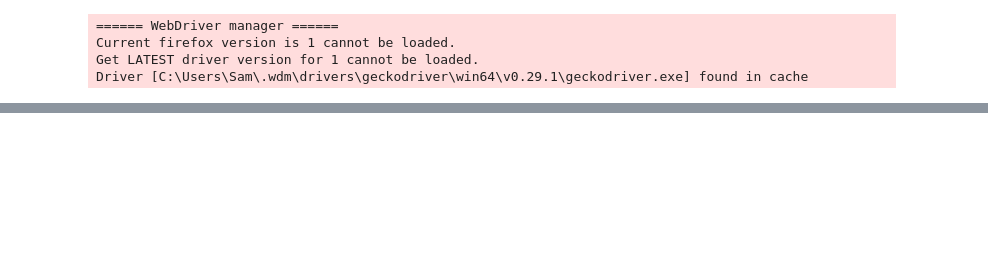
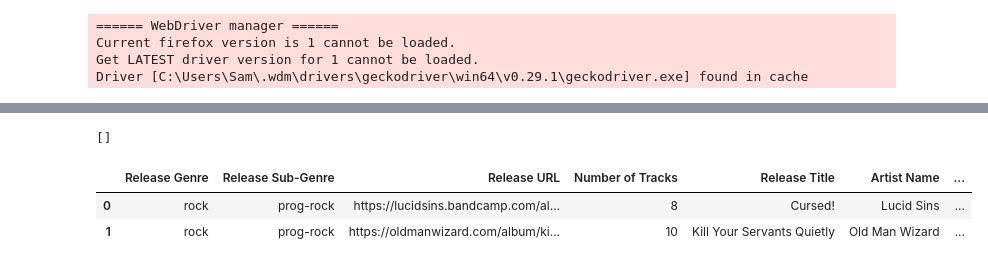
Before and after one commit to samrubicon/COMP4447_FinalProject, a Jupyter notebook: COMP4447_FinalProject.ipynb, the cells around one changed output, grey strips where cells are left out. Saved outputs shown, nothing was run; the diff lists cells and outputs as text; code cells hidden in the pictures; blank space fills up the shorter version.

Commit message:
significant updates to web scraper

```diff
--- a/COMP4447_FinalProject.ipynb
+++ b/COMP4447_FinalProject.ipynb
@@ -31,7 +33,9 @@ FORMATS = ['all',
 #   rec = artist-recommended
 SEARCH_CATEGORIES = ['top','new','rec']
 
-# scrape dataframe
+# scrape dataframe list
+scrape_data = []
+'''
 scrape_data = pd.DataFrame(columns=['Release Title',
                                     'Artist Name',
                                     'Artist Location',
@@ -39,9 +43,11 @@ scrape_data = pd.DataFrame(columns=['Release Title',
                                     'Release URL',
                                     'Release Genre',
                                     'Release Sub-Genre',
-                                    'Track Information',
-                                    'Fan Popularity Score',
-                                    'Album Tags'])
+                                    'Number of Tracks'
+                                    'Track Info',
+                                    'Number of Fans',
+                                    'Tags'])
+'''
 
 # dictionary entry for track listing
 track_info_entry = {
@@ -50,3 +56,7 @@ track_info_entry = {
     'Track Number' : '',
     'Track Duration': ''
 }
+
+# retrieve no more than this many fans for popularity index
+MAX_FANS = 1000
+MAX_FAN_PAGES = int(MAX_FANS / 60)
@@ -58,2 +199,15 @@ def scrape_release_page(URL):
+# %%
+scrape_search_page('https://bandcamp.com/?g=rock&s=top&p=2&gn=0&f=all&t=prog-rock',
+                   {'Release Genre':'rock','Release Sub-Genre': 'prog-rock'})
+# %% [output]
+[]
+# %%
+scrape_df = pd.DataFrame(scrape_data)
+scrape_df = scrape_df.drop_duplicates(subset = ["Release URL"])
+scrape_df
+# %% [output]
+|  | Release Genre | Release Sub-Genre | Release URL | Number of Tracks | Release Title | Artist Name | ... |
+| 0 | rock | prog-rock | https://lucidsins.bandcamp.com/al... | 8 | Cursed! | Lucid Sins | ... |
+| 1 | rock | prog-rock | https://oldmanwizard.com/album/ki... | 10 | Kill Your Servants Quietly | Old Man Wizard | ... |
 # %%
 # scrape search page function
```
Also changed, not shown: parts of 7 cells of this notebook.
